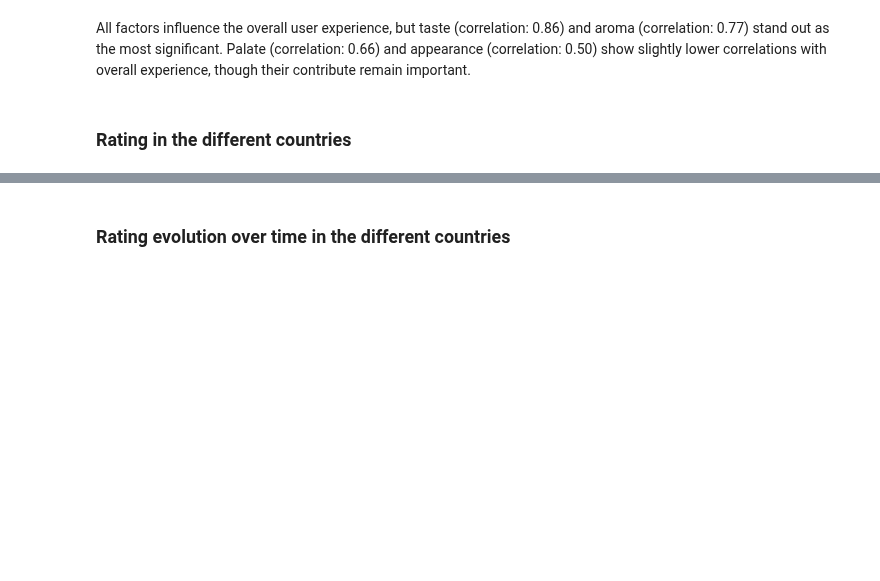
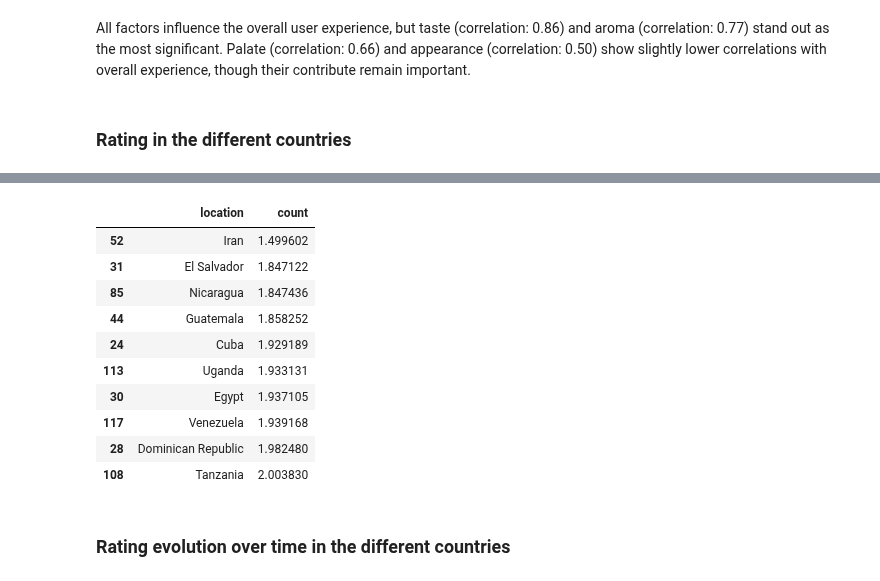
Before and after one commit to epfl-ada/ada-2024-project-sadamasochists, a Jupyter notebook: results.ipynb, the cells around one changed output, grey strips where cells are left out. Saved outputs shown, nothing was run; the diff lists cells and outputs as text; code cells hidden in the pictures; blank space fills up the shorter version.

```diff
--- a/results.ipynb
+++ b/results.ipynb
@@ -167,2 +211,17 @@ All factors influence the overall user experience, but taste (correlation: 0.86)
+# %%
+average_rating = pd.concat([average_rating_no_US, average_rating_US]).sort_values('count', ascending=True)
+average_rating.head(10)
+# %% [output]
+|  | location | count |
+| 52 | Iran | 1.499602 |
+| 31 | El Salvador | 1.847122 |
+| 85 | Nicaragua | 1.847436 |
+| 44 | Guatemala | 1.858252 |
+| 24 | Cuba | 1.929189 |
+| 113 | Uganda | 1.933131 |
+| 30 | Egypt | 1.937105 |
+| 117 | Venezuela | 1.939168 |
+| 28 | Dominican Republic | 1.982480 |
+| 108 | Tanzania | 2.003830 |
 # %% [markdown]
 ### Rating evolution over time in the different countries
```
Also changed, not shown: parts of 11 cells of this notebook, 3 other files.
